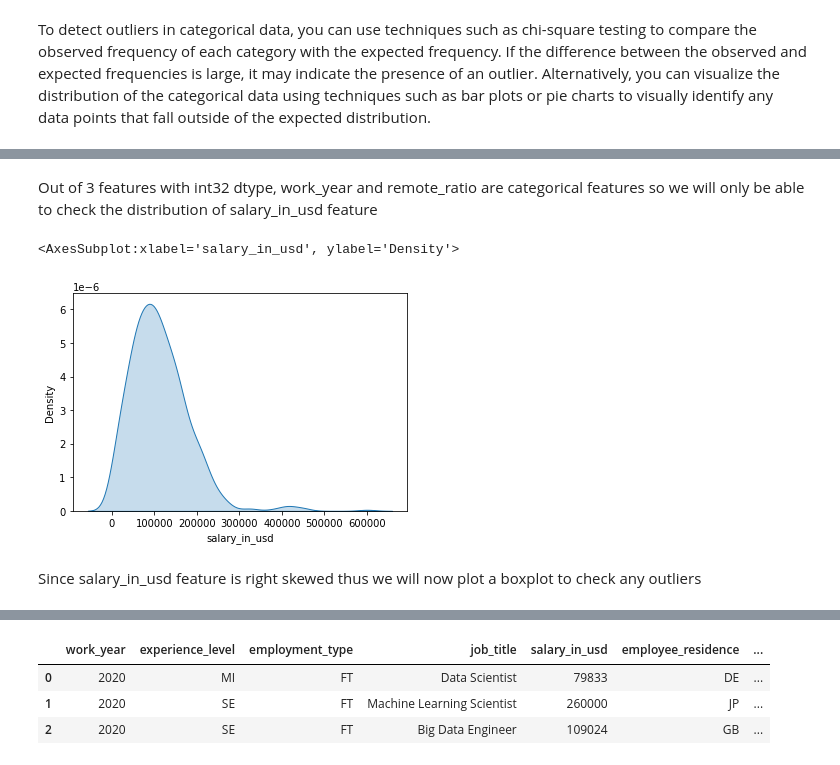
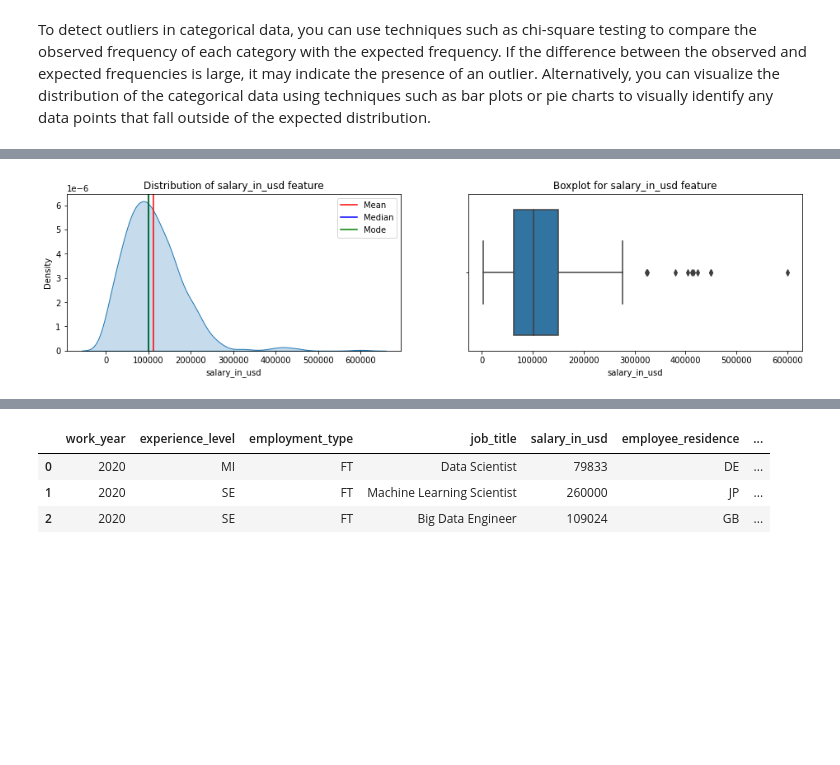
Before and after one commit to yuvraaj2002/Old_projects, a Jupyter notebook: DS job and salary prediction/DS_salary_prediction/DS_salaries_prediction.ipynb, the cells around one changed output, grey strips where cells are left out. Cells and saved outputs as stored; diff of their text form; code cells hidden in the pictures; blank space fills up the shorter version.

Commit message:
Improoved code quality for detection and removal of outliers

```diff
--- a/DS job and salary prediction/DS_salary_prediction/DS_salaries_prediction.ipynb
+++ b/DS job and salary prediction/DS_salary_prediction/DS_salaries_prediction.ipynb
@@ -77,5 +74,0 @@ df.drop(['Unnamed: 0','salary','salary_currency'],axis=1,inplace=True)
-# %%
-# Let's optimize the memory by using appropriate data types
-temp1 = df.select_dtypes(include=np.int64)
-temp1 = temp1.columns
-df[temp1] = df[temp1].astype(np.int32)
@@ -120,2 +144,9 @@ plt.show()
+# %%
+# Let's optimize the memory by using appropriate data types
+int_cols = df.select_dtypes(include=np.int64)
+df[int_cols.columns] = df[int_cols.columns].astype(np.int32)
+
+float_cols = df.select_dtypes(include=np.float64)
+df[float_cols.columns] = df[float_cols.columns].astype(np.float32)
 # %% [markdown]
 To detect outliers in categorical data, you can use techniques such as chi-square testing to compare the observed frequency of each category with the expected frequency. If the difference between the observed and expected frequencies is large, it may indicate the presence of an outlier. Alternatively, you can visualize the distribution of the categorical data using techniques such as bar plots or pie charts to visually identify any data points that fall outside of the expected distribution.
@@ -131,10 +153,15 @@ num_cols.head(4)
-# %% [markdown]
-Out of 3 features with int32 dtype, work_year and remote_ratio are categorical features so we will only be able to check the distribution of salary_in_usd feature
 # %%
+fig,ax = plt.subplots(1,2,figsize = (16,3.5))
+
 # Let's visualize the shape of distribution of salary_in_usd feature
-sns.kdeplot(x = df['salary_in_usd'],shade=True)
+sns.kdeplot(x = df['salary_in_usd'],shade=True,ax = ax[0]).set(title='Distribution of salary_in_usd feature')
+ax[0].axvline(df['salary_in_usd'].mean(),color='red',label='Mean')
+ax[0].axvline(df['salary_in_usd'].median(),color='blue',label='Median')
+ax[0].axvline(df['salary_in_usd'].mode().values[0],color='green',label='Mode')
+ax[0].legend()
+
+# Let's visualize outliers
+sns.boxplot(x = df['salary_in_usd'],ax = ax[1]).set(title='Boxplot for salary_in_usd feature')
+plt.show()
 # %% [output]
-<AxesSubplot:xlabel='salary_in_usd', ylabel='Density'>
-[figure, old version]
+[figure, new version]
-# %% [markdown]
-Since salary_in_usd feature is right skewed thus we will now plot a boxplot to check any outliers
```
Also changed, not shown: parts of 20 cells of this notebook.
